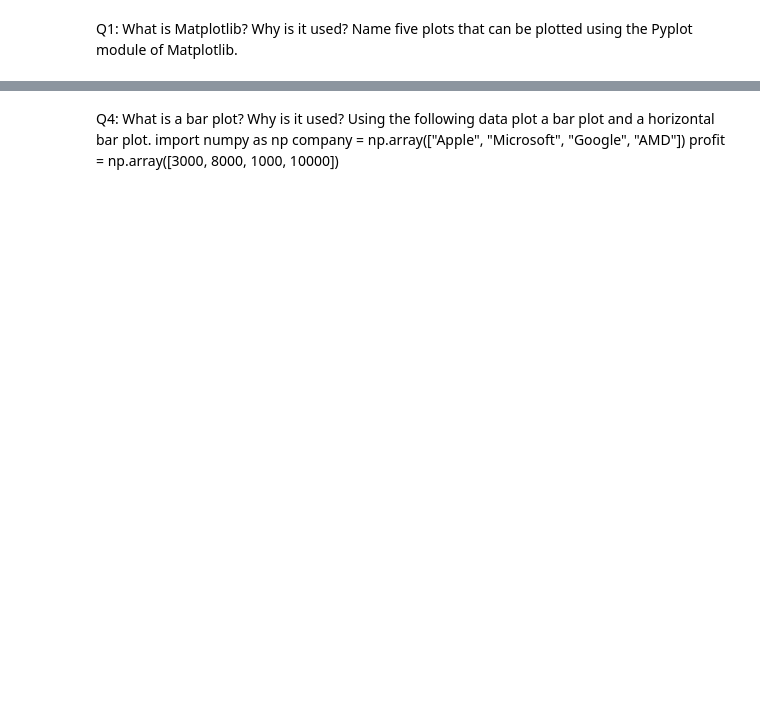
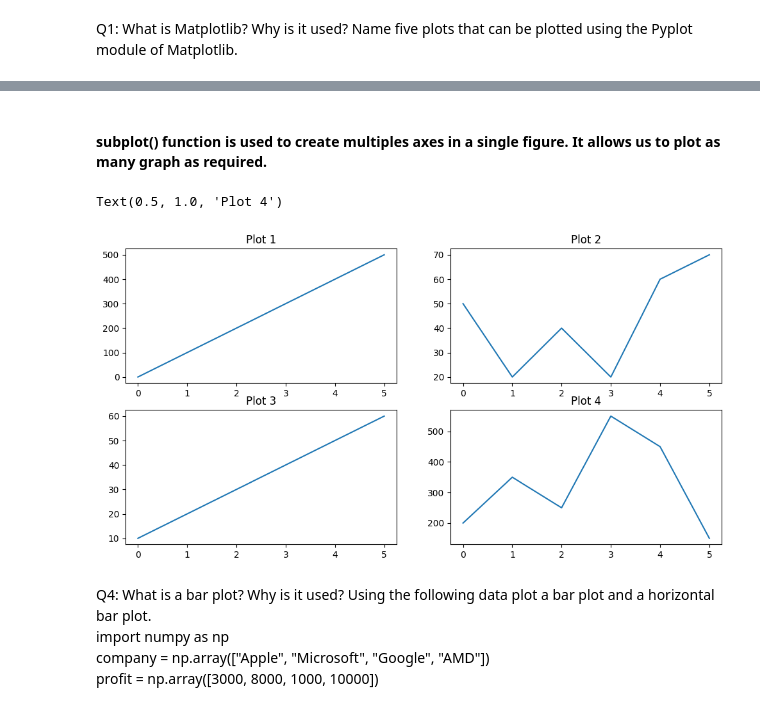
Before and after one commit to Gaurabh007/PW_Assignments, a Jupyter notebook: Matplotlib_Assign.ipynb, the cells around one changed output, grey strips where cells are left out. Saved outputs shown, nothing was run; the diff lists cells and outputs as text; code cells hidden in the pictures; blank space fills up the shorter version.

```diff
--- a/Matplotlib_Assign.ipynb
+++ b/Matplotlib_Assign.ipynb
@@ -17,6 +41,35 @@ For line 3: x = np.array([0, 1, 2, 3, 4, 5]) and y = np.array([10, 20, 30, 40, 5
 For line 4: x = np.array([0, 1, 2, 3, 4, 5]) and y = np.array([200, 350, 250, 550, 450, 150])
+# %% [markdown]
+#### subplot() function is used to create multiples axes in a single figure. It allows us to plot as many graph as required.
+# %%
+x1 = np.array([0, 1, 2, 3, 4, 5])
+y1 = np.array([0, 100, 200, 300, 400, 500])
+
+x2 = np.array([0, 1, 2, 3, 4, 5])
+y2 = np.array([50, 20, 40, 20, 60, 70])
+
+x3 = np.array([0, 1, 2, 3, 4, 5])
+y3 = np.array([10, 20, 30, 40, 50, 60])
+
+x4 = np.array([0, 1, 2, 3, 4, 5])
+y4 = np.array([200, 350, 250, 550, 450, 150])
+
+fig =plt.figure(figsize=[12,6])
+ax = fig.subplots(nrows=2,ncols=2)
+
+ax[0,0].plot(x1,y1)
+ax[0,0].set_title('Plot 1')
+ax[0,1].plot(x2,y2)
+ax[0,1].set_title('Plot 2')
+ax[1,0].plot(x3,y3)
+ax[1,0].set_title('Plot 3')
+ax[1,1].plot(x4,y4)
+ax[1,1].set_title('Plot 4')
+# %% [output]
+Text(0.5, 1.0, 'Plot 4')
+[figure, added]
 # %% [markdown]
-Q4: What is a bar plot? Why is it used? Using the following data plot a bar plot and a horizontal bar plot.
-import numpy as np
-company = np.array(["Apple", "Microsoft", "Google", "AMD"])
-profit = np.array([3000, 8000, 1000, 10000])
+Q4: What is a bar plot? Why is it used? Using the following data plot a bar plot and a horizontal bar plot.<br>
+import numpy as np<br>
+company = np.array(["Apple", "Microsoft", "Google", "AMD"])<br>
+profit = np.array([3000, 8000, 1000, 10000])<br>
```
Also changed, not shown: parts of 8 cells of this notebook.
